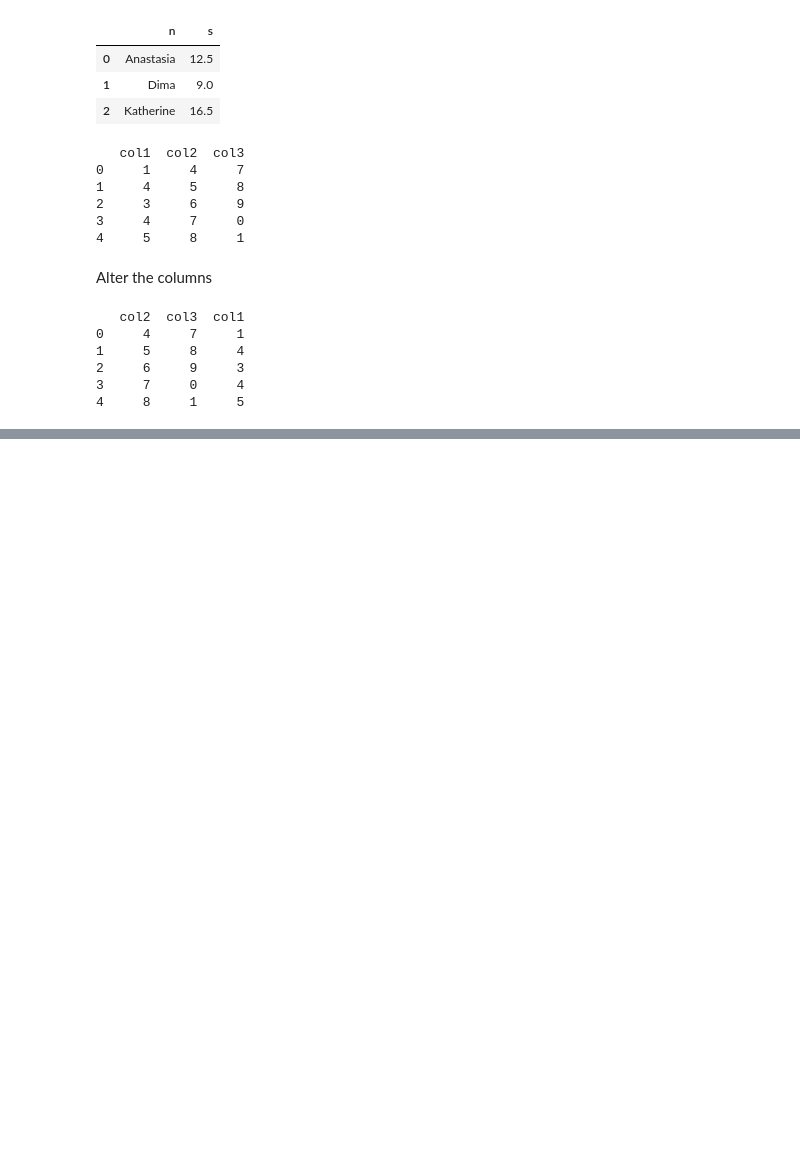
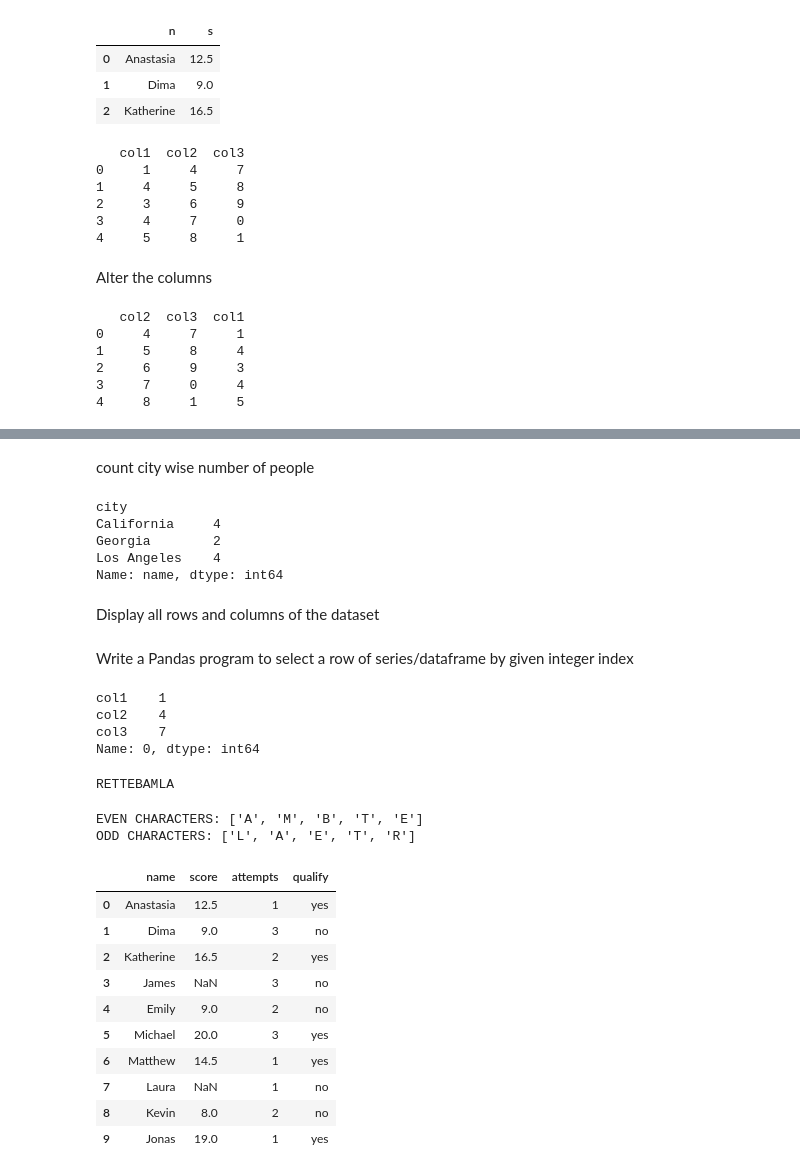
Before and after one commit to AnannyaSagar/Python_Problems, a Jupyter notebook: Pandas_Practice.ipynb, the cells around one changed output, grey strips where cells are left out. Saved outputs shown, nothing was run; the diff lists cells and outputs as text; code cells hidden in the pictures; blank space fills up the shorter version.

```diff
--- a/Pandas_Practice.ipynb
+++ b/Pandas_Practice.ipynb
@@ -113,0 +145,16 @@ print(df)
+# %% [markdown]
+count city wise number of people
+# %%
+df1.groupby('city')['name'].count()
+# %% [output]
+city
+California     4
+Georgia        2
+Los Angeles    4
+Name: name, dtype: int64
+# %% [markdown]
+Display all rows and columns of the dataset
+# %%
+pd.set_option('display.max_rows', 500)
+pd.set_option('display.max_columns', 500)
+pd.set_option('display.width', 1000)
@@ -113,0 +163,35 @@ print(df)
+# %% [markdown]
+Write a Pandas program to select a row of series/dataframe by given integer index
+# %%
+df.loc[0]
+# %% [output]
+col1    1
+col2    4
+col3    7
+Name: 0, dtype: int64
+# %%
+s = 'ALMABETTER'
+t = ''
+for i in s:
+  t = i + t
+
+
+
+print(t)
+# %% [output]
+RETTEBAMLA
+# %%
+st = 'ALMABETTER'
+o = []
+e = []
+for i,j in enumerate(st):
+  if i%2 == 0:
+    e.append(j)
+  else:
+    o.append(j)
+
+print("EVEN CHARACTERS:",e)
+print("ODD CHARACTERS:",o)
+# %% [output]
+EVEN CHARACTERS: ['A', 'M', 'B', 'T', 'E']
+ODD CHARACTERS: ['L', 'A', 'E', 'T', 'R']
@@ -113,0 +204,14 @@ print(df)
+# %%
+df
+# %% [output]
+|  | name | score | attempts | qualify |
+| 0 | Anastasia | 12.5 | 1 | yes |
+| 1 | Dima | 9.0 | 3 | no |
+| 2 | Katherine | 16.5 | 2 | yes |
+| 3 | James | NaN | 3 | no |
+| 4 | Emily | 9.0 | 2 | no |
+| 5 | Michael | 20.0 | 3 | yes |
+| 6 | Matthew | 14.5 | 1 | yes |
+| 7 | Laura | NaN | 1 | no |
+| 8 | Kevin | 8.0 | 2 | no |
+| 9 | Jonas | 19.0 | 1 | yes |
```
Also changed, not shown: parts of 20 cells of this notebook.
